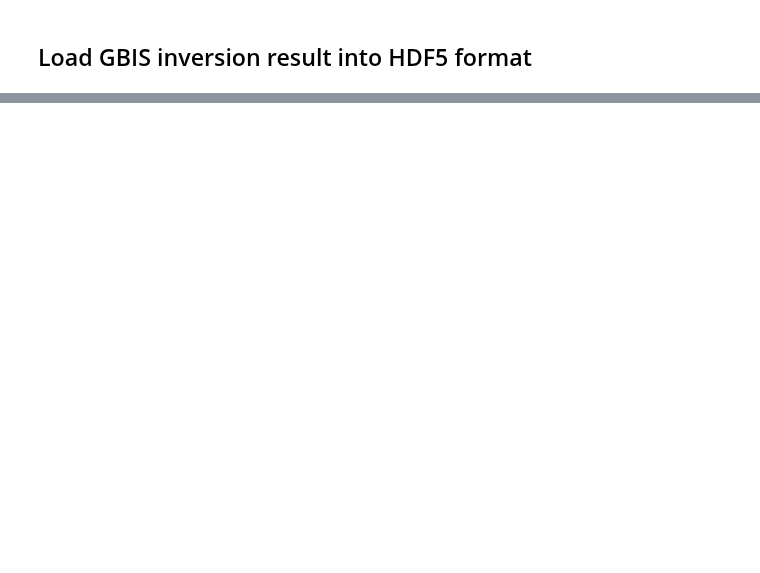
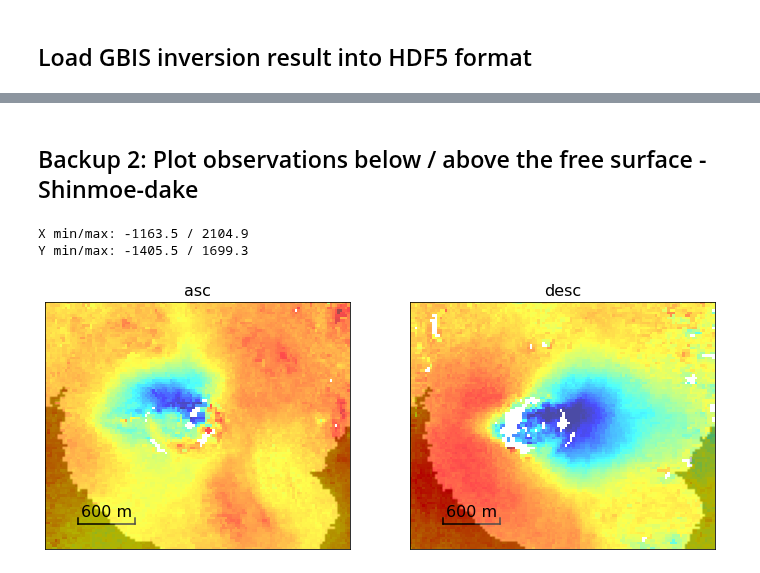
Before and after one commit to geodesymiami/2021-Kirishima, a Jupyter notebook: GBIS_2_load_inv_result.ipynb, the cells around one changed output, grey strips where cells are left out. Saved outputs shown, nothing was run; the diff lists cells and outputs as text; code cells hidden in the pictures; blank space fills up the shorter version.

```diff
--- a/GBIS_2_load_inv_result.ipynb
+++ b/GBIS_2_load_inv_result.ipynb
@@ -98,0 +141,41 @@ showing ...
+# %% [markdown]
+## Backup 2: Plot observations below / above the free surface - Shinmoe-dake
+# %%
+fname1 = os.path.join(model_dir, 'Shinmoe2008post/invert_1_2_C/KirishimaAlosAT424_20080929_20100705.h5')
+fname2 = os.path.join(model_dir, 'Shinmoe2008post/invert_1_2_C/KirishimaAlosDT73_20081012_20100302.h5')
+
+# Figure 2 bounding box in X/Y
+S, N, W, E = 31.8975, 31.925, 130.868, 130.902
+ref_lat, ref_lon = 31.91, 130.88
+ref_x, ref_y = utm.from_latlon(ref_lat, ref_lon)[:2]
+pts = [[N, W], [N, E], [S, E], [S, W]]
+xs = []
+ys = []
+for pt in pts:
+    x, y = utm.from_latlon(pt[0], pt[1])[:2]
+    xs.append(x - ref_x)
+    ys.append(y - ref_y)
+print('X min/max: {:.1f} / {:.1f}'.format(min(xs), max(xs)))
+print('Y min/max: {:.1f} / {:.1f}'.format(min(ys), max(ys)))
+
+# view options
+cmd = f'view.py {fname1} data --noreference --noverbose --figtitle Shinmoe-dake --nocbar --notick '
+cmd += ' --sub-lat 31.8975 31.925 --sub-lon 130.868 130.902 '  # Fig. 2
+#cmd += ' --sub-lat 31.935 31.96  --sub-lon 130.832 130.870 '  # GBIS bounding box
+
+atr, inps = view.prep_slice(cmd)[1:]
+extent = (inps.geo_box[0], inps.geo_box[2], inps.geo_box[3], inps.geo_box[1])
+dem = readfile.read(fname1, datasetName='hgt', box=inps.pix_box)[0]
+
+# plot
+fig, axs = plt.subplots(nrows=1, ncols=2, figsize=[12, 5])
+for i, (ax, fname, label) in enumerate(zip(axs, [fname1, fname2], ['asc', 'desc'])):
+    data = readfile.read(fname, datasetName='data', box=inps.pix_box)[0]
+    view.plot_slice(ax, data, atr, inps)
+    ax.imshow(dem < 1100, vmin=0, vmax=1, cmap='gray_r', origin='upper', extent=extent, alpha=0.3, zorder=2)
+    ax.set_title(label, fontsize=16)
+plt.show()
+# %% [output]
+X min/max: -1163.5 / 2104.9
+Y min/max: -1405.5 / 1699.3
+[figure, added]
```
Also changed, not shown: parts of 5 cells of this notebook.
